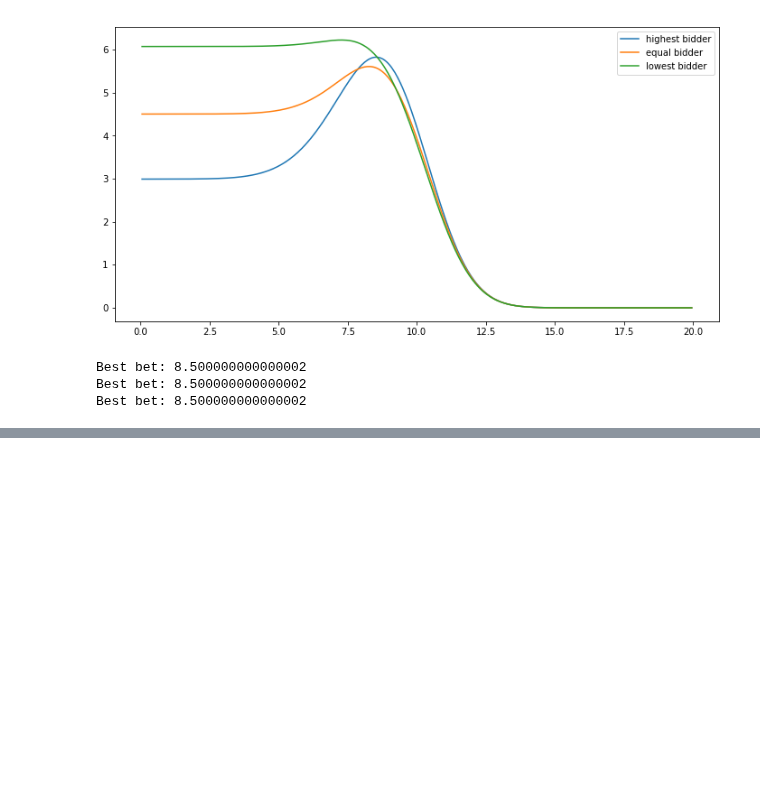
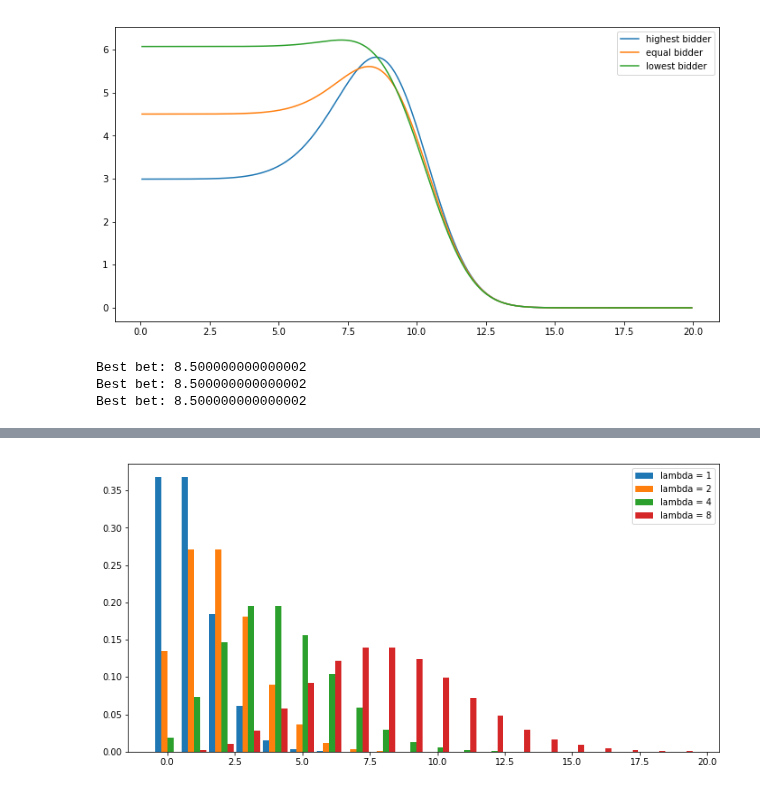
Before and after one commit to QuentinDuval/PythonExperiments, a Jupyter notebook: ml/0_basic_inference.ipynb, the cells around one changed output, grey strips where cells are left out. Saved outputs shown, nothing was run; the diff lists cells and outputs as text; code cells hidden in the pictures; blank space fills up the shorter version.

```diff
--- a/ml/0_basic_inference.ipynb
+++ b/ml/0_basic_inference.ipynb
@@ -775,0 +810,21 @@ Best bet: 8.500000000000002
+# %%
+def factorial(k):
+    n = 1
+    for i in range(1, k+1):
+        n *= i
+    return n
+
+def poisson_distribution(lam, ks):
+    return [lam ** k * np.exp(-lam) / factorial(k) for k in ks]
+
+xs = np.arange(0, 20, 1)
+plt.figure(figsize=(12,6))
+width = 0.9 / 4
+plt.bar(xs - 1.5 * width, poisson_distribution(1.0, xs), width, label='lambda = 1')
+plt.bar(xs - 0.5 *width, poisson_distribution(2.0, xs), width, label='lambda = 2')
+plt.bar(xs + 0.5 * width, poisson_distribution(4.0, xs), width, label='lambda = 4')
+plt.bar(xs + 1.5 * width, poisson_distribution(8.0, xs), width, label='lambda = 8')
+plt.legend()
+plt.show()
+# %% [output]
+[figure, added]
```
Also changed, not shown: parts of 5 cells of this notebook.
